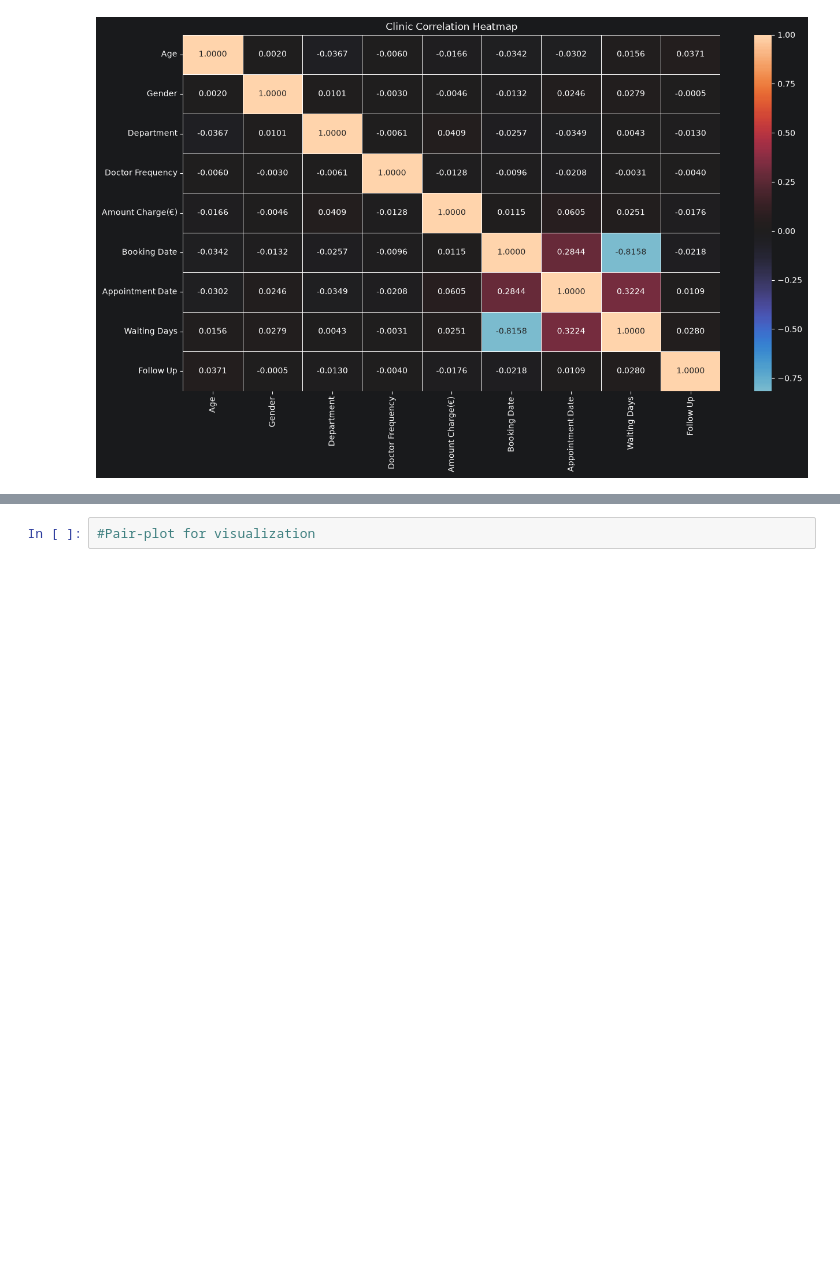
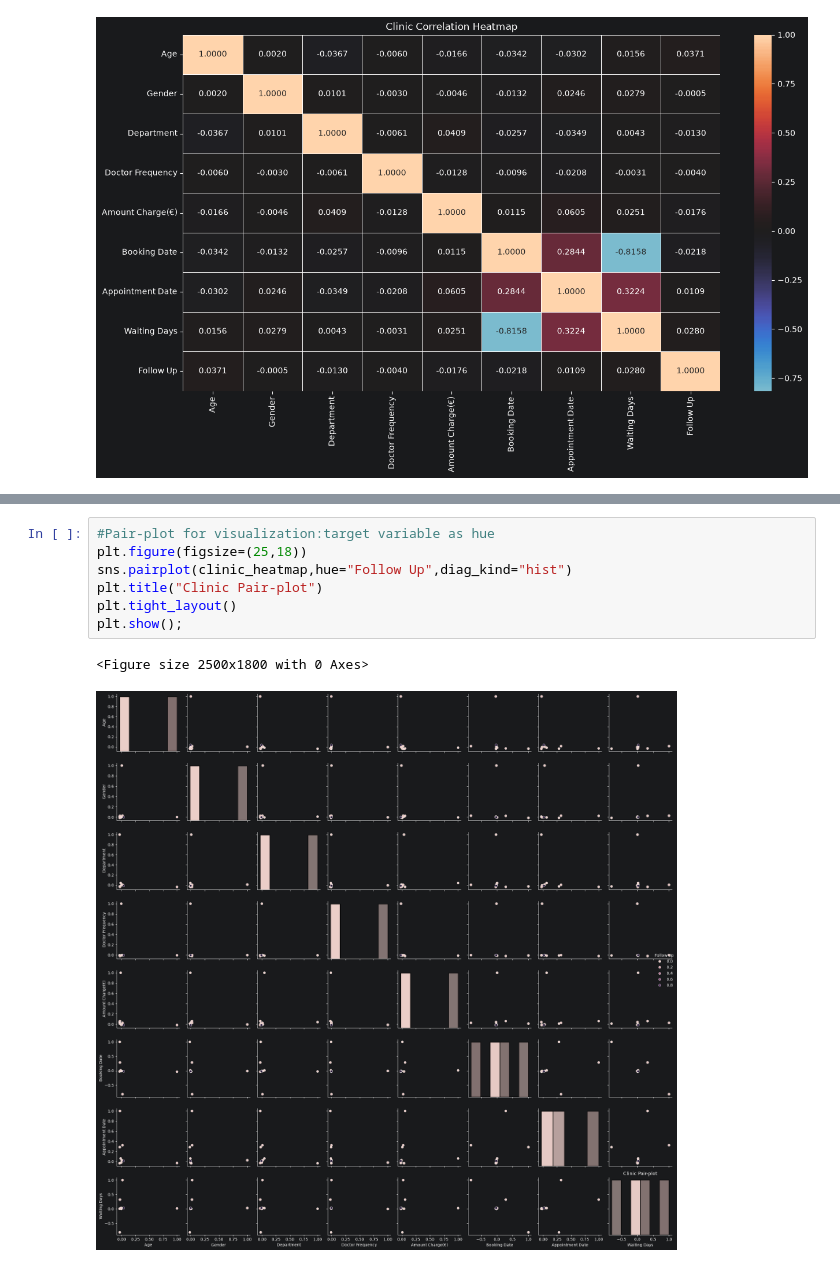
Before and after one commit to Thecular/ML-Practice-Projects, a Jupyter notebook: ML-Clinic.ipynb, the cells around one changed output, grey strips where cells are left out. Cells and saved outputs as stored; diff of their text form; blank space fills up the shorter version.

```diff
--- a/ML-Clinic.ipynb
+++ b/ML-Clinic.ipynb
@@ -460,2 +496,10 @@ plt.show();
 # %%
-#Pair-plot for visualization
+#Pair-plot for visualization:target variable as hue
+plt.figure(figsize=(25,18))
+sns.pairplot(clinic_heatmap,hue="Follow Up",diag_kind="hist")
+plt.title("Clinic Pair-plot")
+plt.tight_layout()
+plt.show();
+# %% [output]
+<Figure size 2500x1800 with 0 Axes>
+[figure, added]
```
Also changed, not shown: parts of 10 cells of this notebook, 1 other file.
